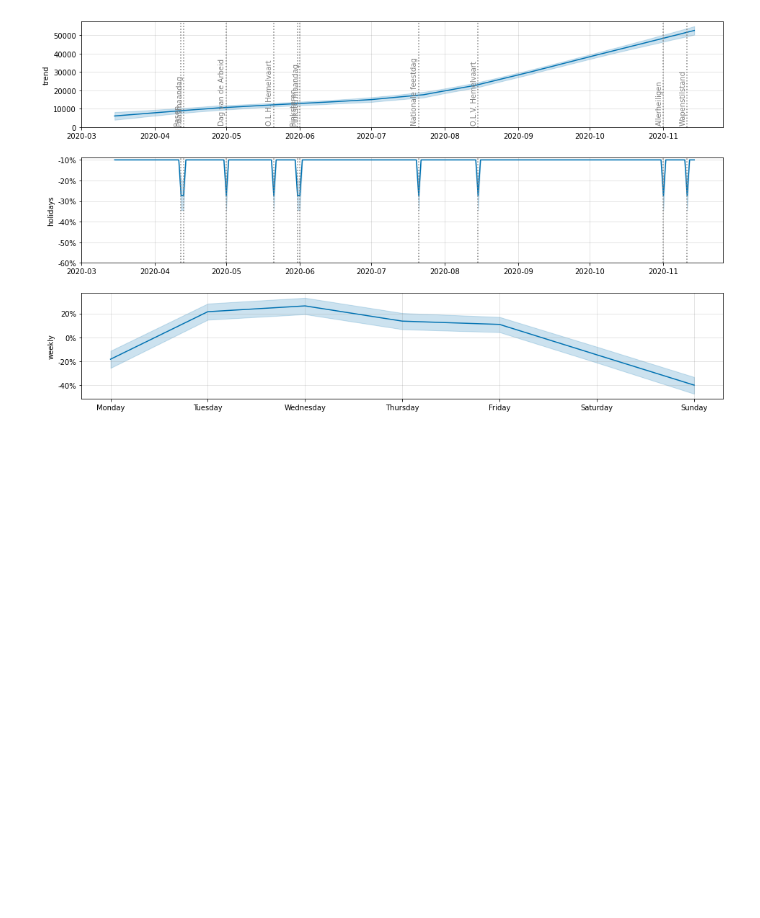
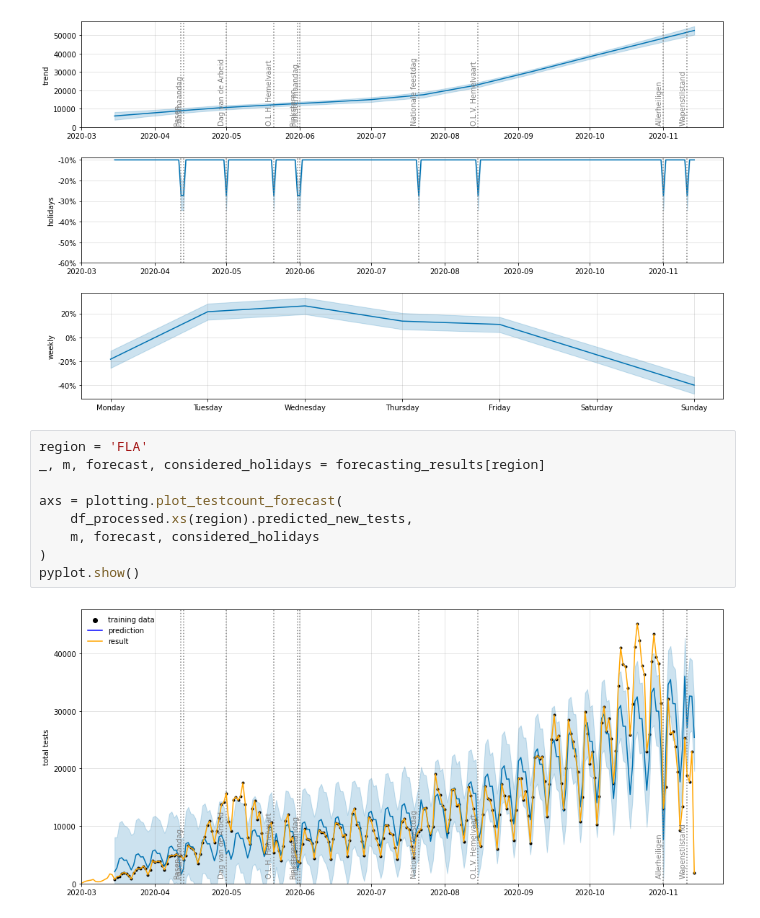
Before and after one commit to rtcovidlive/rtlive-global, a Jupyter notebook: notebooks/Tutorial_dataloading.ipynb, the cells around one changed output. Cells and saved outputs as stored; diff of their text form; blank space fills up the shorter version.

```diff
--- a/notebooks/Tutorial_dataloading.ipynb
+++ b/notebooks/Tutorial_dataloading.ipynb
@@ -202,3 +202,14 @@ pyplot.show()
 plotting.plot_testcount_components(m, forecast, considered_holidays);
 # %% [output]
 [figure]
+# %%
+region = 'FLA'
+_, m, forecast, considered_holidays = forecasting_results[region]
+
+axs = plotting.plot_testcount_forecast(
+    df_processed.xs(region).predicted_new_tests,
+    m, forecast, considered_holidays
+)
+pyplot.show()
+# %% [output]
+[figure, added]
```
Also changed, not shown: parts of 3 cells of this notebook.
